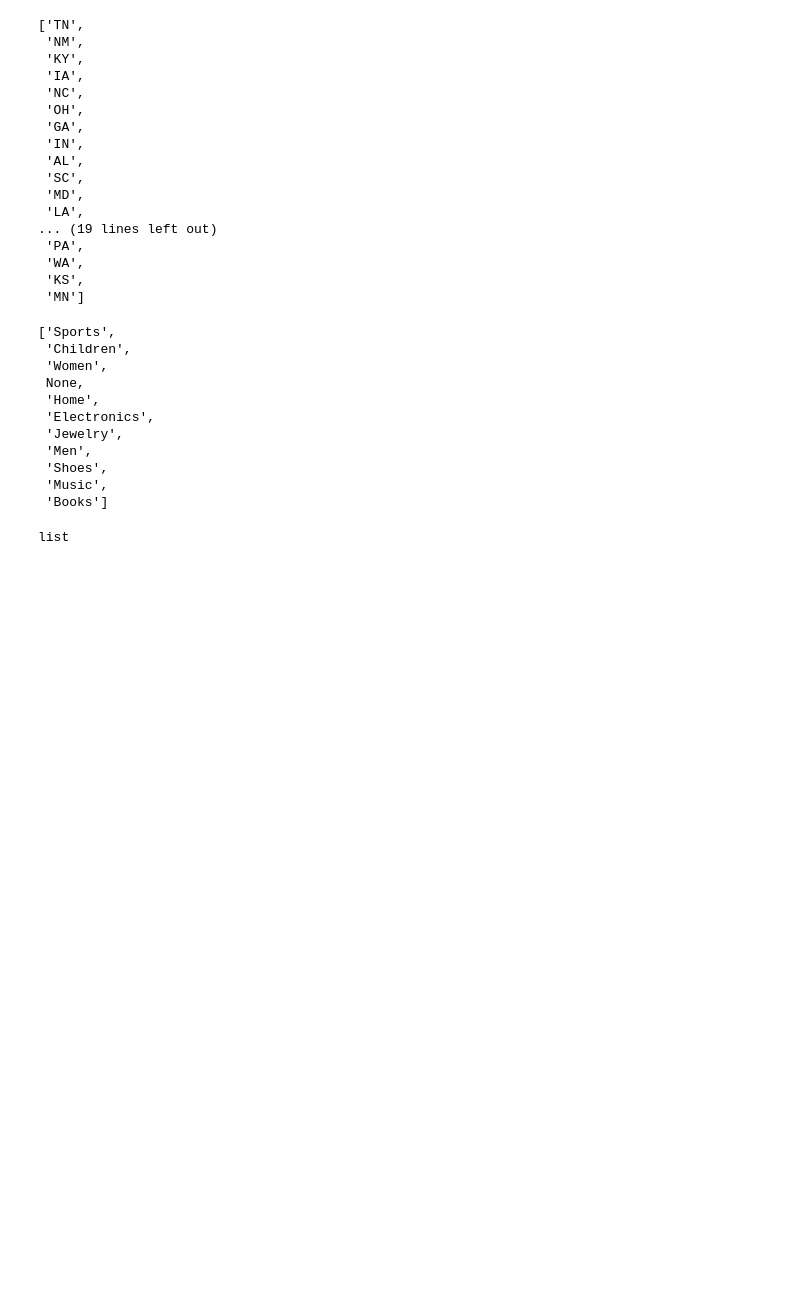
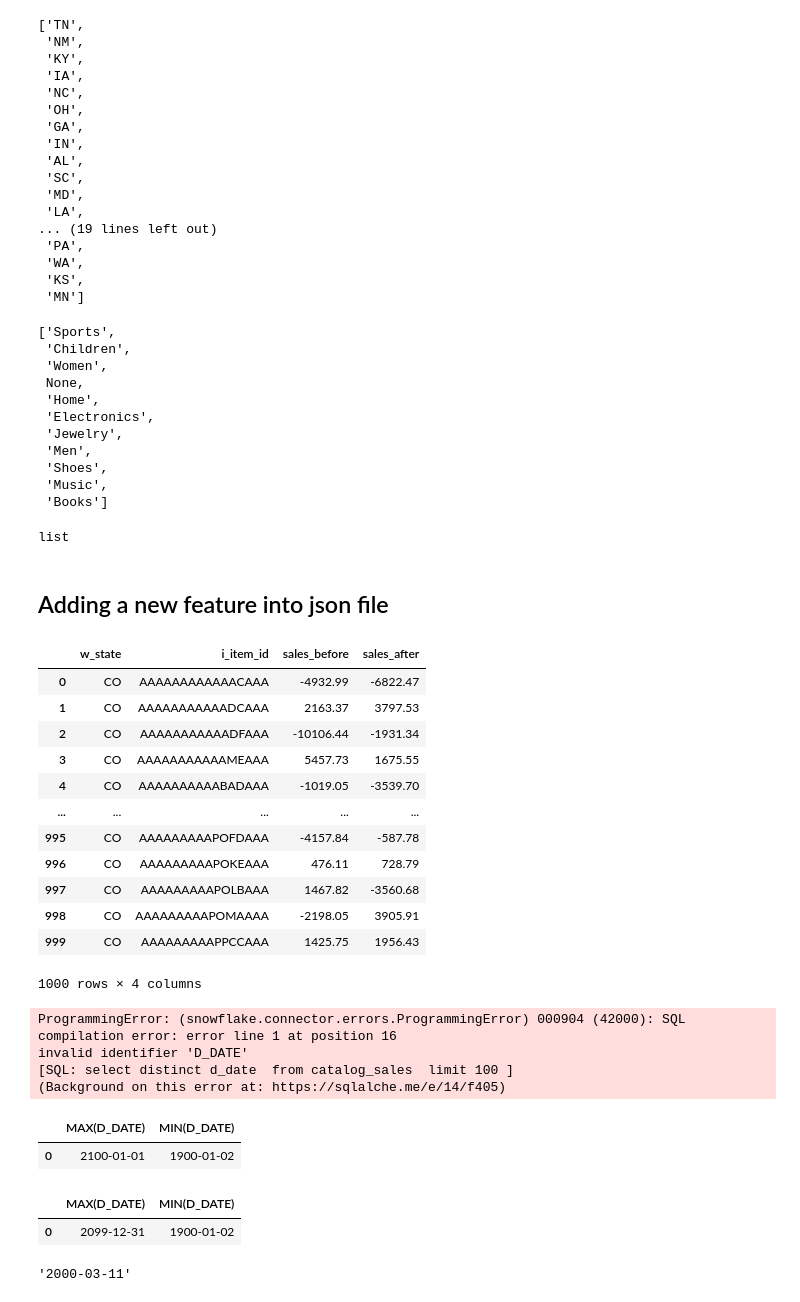
Before and after one commit to AI-Driven-Digital-Marketing/Customer-Lifetime-Value-analysis-on-Snowflake, a Jupyter notebook: SQL ALCHEMY & VARIABLE STORE.ipynb, the cells around one changed output. Saved outputs shown, nothing was run; the diff lists cells and outputs as text; code cells hidden in the pictures; blank space fills up the shorter version.

```diff
--- a/SQL ALCHEMY & VARIABLE STORE.ipynb
+++ b/SQL ALCHEMY & VARIABLE STORE.ipynb
@@ -317,3 +171,5 @@ type(json.load(open('var_store.json'))['q3_aggc'])
 type(json.load(open('var_store.json'))['q60_c'])
 # %% [output]
 list
+# %% [markdown]
+## Adding a new feature into json file
@@ -319,0 +180,57 @@ list
+# %%
+ pd.read_sql_query('''SELECT w_state,
+       i_item_id,
+       sum(CASE
+               WHEN (cast(d_date AS date) < CAST ('2000-03-11' AS date)) THEN cs_sales_price - coalesce(cr_refunded_cash,0)
+               ELSE 0
+           END) AS sales_before,
+       sum(CASE
+               WHEN (cast(d_date AS date) >= CAST ('2000-03-11' AS date)) THEN cs_sales_price - coalesce(cr_refunded_cash,0)
+               ELSE 0
+           END) AS sales_after
+FROM catalog_sales
+LEFT OUTER JOIN catalog_returns ON (cs_order_number = cr_order_number
+                                    AND cs_item_sk = cr_item_sk) ,warehouse,
+                                                                  item,
+                                                                  date_dim
+WHERE i_current_price BETWEEN 0.99 AND 1.49
+  AND i_item_sk = cs_item_sk
+  AND cs_warehouse_sk = w_warehouse_sk
+  AND cs_sold_date_sk = d_date_sk
+  AND d_date BETWEEN CAST ('2000-02-10' AS date) AND CAST ('2000-04-10' AS date)
+GROUP BY w_state,
+         i_item_id
+ORDER BY w_state,
+         i_item_id
+LIMIT 1000;''',engine)
+# %% [output]
+|  | w_state | i_item_id | sales_before | sales_after |
+| 0 | CO | AAAAAAAAAAAACAAA | -4932.99 | -6822.47 |
+| 1 | CO | AAAAAAAAAAADCAAA | 2163.37 | 3797.53 |
+| 2 | CO | AAAAAAAAAAADFAAA | -10106.44 | -1931.34 |
+| 3 | CO | AAAAAAAAAAAMEAAA | 5457.73 | 1675.55 |
+| 4 | CO | AAAAAAAAAABADAAA | -1019.05 | -3539.70 |
+| ... | ... | ... | ... | ... |
+| 995 | CO | AAAAAAAAAPOFDAAA | -4157.84 | -587.78 |
+| 996 | CO | AAAAAAAAAPOKEAAA | 476.11 | 728.79 |
+| 997 | CO | AAAAAAAAAPOLBAAA | 1467.82 | -3560.68 |
+| 998 | CO | AAAAAAAAAPOMAAAA | -2198.05 | 3905.91 |
+| 999 | CO | AAAAAAAAAPPCCAAA | 1425.75 | 1956.43 |
+1000 rows × 4 columns
+# %%
+pd.read_sql_query('select distinct d_date  from catalog_sales  limit 100 ',engine)
+# %% [output]
+ProgrammingError: (snowflake.connector.errors.ProgrammingError) 000904 (42000): SQL compilation error: error line 1 at position 16
+invalid identifier 'D_DATE'
+[SQL: select distinct d_date  from catalog_sales  limit 100 ]
+(Background on this error at: https://sqlalche.me/e/14/f405)
+# %%
+pd.read_sql_query('select max(d_date), min(d_date)  from date_dim  limit 100 ',engine)
+# %% [output]
+|  | MAX(D_DATE) | MIN(D_DATE) |
+| 0 | 2100-01-01 | 1900-01-02 |
+# %%
+pd.read_sql_query('''select max(d_date), min(d_date)  from date_dim  where  d_date != '2100-01-01' ''',engine)
+# %% [output]
+|  | MAX(D_DATE) | MIN(D_DATE) |
+| 0 | 2099-12-31 | 1900-01-02 |
@@ -319,0 +240,4 @@ list
+# %%
+str(SALES_DATE)
+# %% [output]
+'2000-03-11'
```
Also changed, not shown: parts of 15 cells of this notebook, 2 other files.
